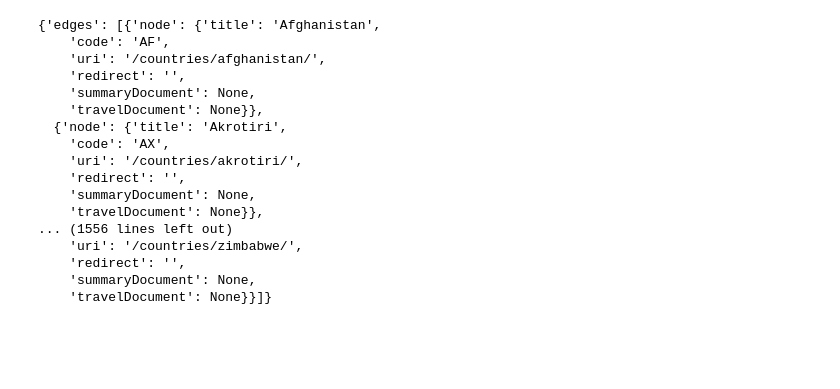
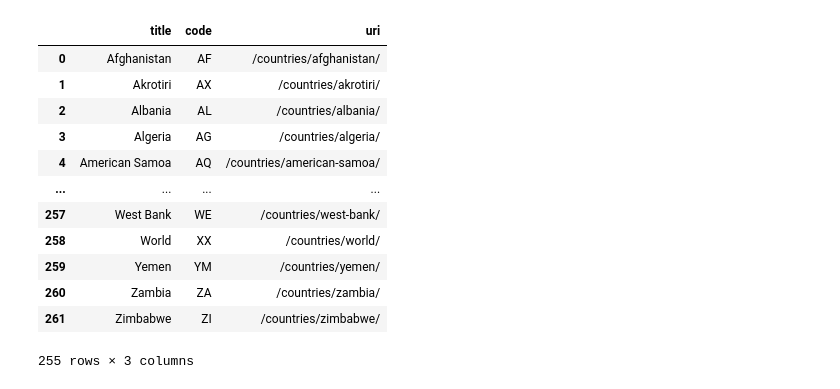
Before and after one commit to harttraveller/ciawf, a Jupyter notebook: notebooks/ciawf-exploratory.ipynb, the cells around one changed output. Cells and saved outputs as stored; diff of their text form; code cells hidden in the pictures; blank space fills up the shorter version.

```diff
--- a/notebooks/ciawf-exploratory.ipynb
+++ b/notebooks/ciawf-exploratory.ipynb
@@ -4,21 +6,23 @@ import requests
 # from ciawf.env import COUNTRIES_PAGE_DATA_URL
+# %%
+raw_countries = requests.get("https://www.cia.gov/the-world-factbook/page-data/countries/page-data.json").json()["result"]["data"]["countries"]["edges"]
+countries = pd.DataFrame([i["node"] for i in raw_countries])
+countries = countries[countries["redirect"] == ""][["title", "code", "uri"]]
+# %%
+countries
+# %% [output]
+|  | title | code | uri |
+| 0 | Afghanistan | AF | /countries/afghanistan/ |
+| 1 | Akrotiri | AX | /countries/akrotiri/ |
+| 2 | Albania | AL | /countries/albania/ |
+| 3 | Algeria | AG | /countries/algeria/ |
+| 4 | American Samoa | AQ | /countries/american-samoa/ |
+| ... | ... | ... | ... |
+| 257 | West Bank | WE | /countries/west-bank/ |
+| 258 | World | XX | /countries/world/ |
+| 259 | Yemen | YM | /countries/yemen/ |
+| 260 | Zambia | ZA | /countries/zambia/ |
+| 261 | Zimbabwe | ZI | /countries/zimbabwe/ |
+255 rows × 3 columns
 # %%
-requests.get("https://www.cia.gov/the-world-factbook/page-data/countries/page-data.json").json()["result"]["data"]["countries"]
+country = requests.get("https://www.cia.gov/the-world-factbook/page-data/countries/algeria/page-data.json").json()
-# %% [output]
-{'edges': [{'node': {'title': 'Afghanistan',
-    'code': 'AF',
-    'uri': '/countries/afghanistan/',
-    'redirect': '',
-    'summaryDocument': None,
-    'travelDocument': None}},
-  {'node': {'title': 'Akrotiri',
-    'code': 'AX',
-    'uri': '/countries/akrotiri/',
-    'redirect': '',
-    'summaryDocument': None,
-    'travelDocument': None}},
-... (1556 lines left out)
-    'uri': '/countries/zimbabwe/',
-    'redirect': '',
-    'summaryDocument': None,
-    'travelDocument': None}}]}
```
Also changed, not shown: parts of 8 cells of this notebook.
